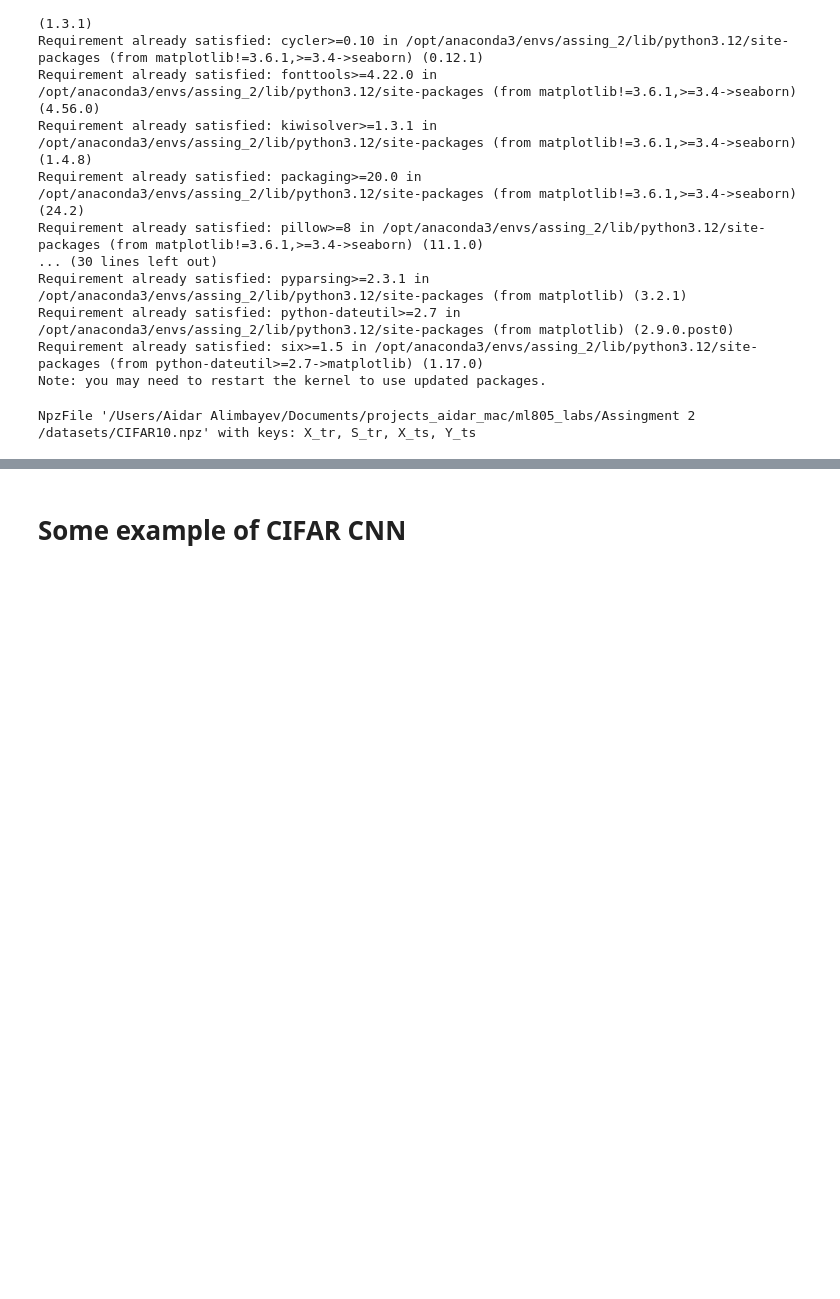
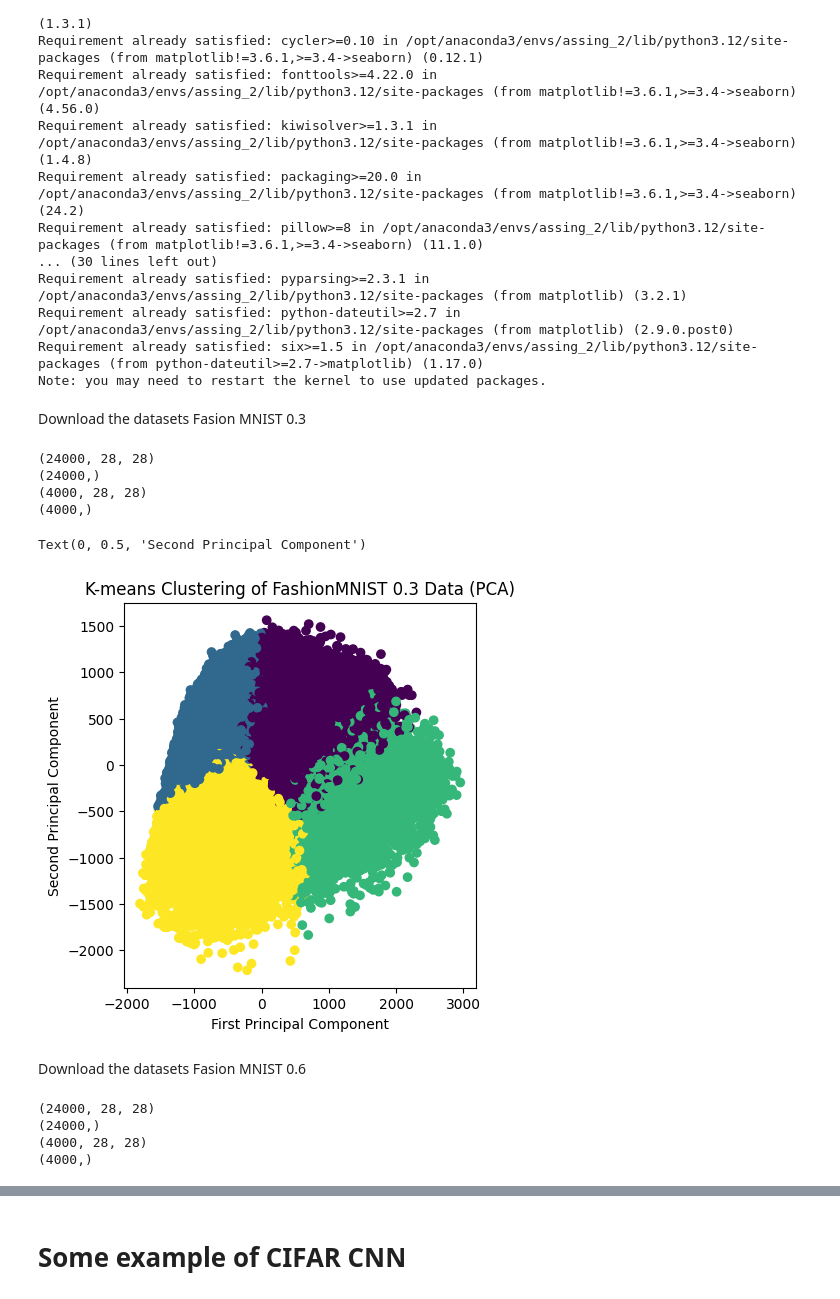
Before and after one commit to AidarAlimbayev/labs, a Jupyter notebook: Assing_2.ipynb, the cells around one changed output, grey strips where cells are left out. Cells and saved outputs as stored; diff of their text form; code cells hidden in the pictures; blank space fills up the shorter version.

```diff
--- a/Assing_2.ipynb
+++ b/Assing_2.ipynb
@@ -79,4 +75,0 @@ dataset = np.load('/Users/Aidar Alimbayev/Documents/projects_aidar_mac/ml805_lab
-# %%
-dataset
-# %% [output]
-NpzFile '/Users/Aidar Alimbayev/Documents/projects_aidar_mac/ml805_labs/Assingment 2 /datasets/CIFAR10.npz' with keys: X_tr, S_tr, X_ts, Y_ts
@@ -88,0 +76,73 @@ Y_test = dataset['Y_ts']  # Clean labels for testing
+# %% [markdown]
+Download the datasets Fasion MNIST 0.3
+# %%
+# Load dataset
+dataset_fash_03 = np.load('/home/aidar.alimbayev/Documents/projects_aidar/ml814_lab/labs/datasets/FashionMNIST0.3.npz')
+X_train_03 = dataset_fash_03['X_tr']  # Training features
+S_train_03 = dataset_fash_03['S_tr']  # Noisy labels for training
+X_test_03 = dataset_fash_03['X_ts']  # Test features
+Y_test_03 = dataset_fash_03['Y_ts']  # Clean labels for testing
+
+print(X_train_03.shape )
+print(S_train_03.shape )
+print(X_test_03.shape )
+print(Y_test_03.shape )
+
+X_train_03, X_val_03, S_train_03, S_val_03 = train_test_split(X_train_03, S_train_03, test_size=0.2, random_state=42)
+# %% [output]
+(24000, 28, 28)
+(24000,)
+(4000, 28, 28)
+(4000,)
+# %%
+# Implement K-mean clustering of the FashionMNIST 0.3 dataset
+# Reshape the data to 2D array (samples x features)
+X_train_03_reshaped = X_train_03.reshape(X_train_03.shape[0], -1)
+X_test_03_reshaped = X_test_03.reshape(X_test_03.shape[0], -1)
+
+# Apply K-means clustering
+kmeans = KMeans(n_clusters=4, random_state=42)
+kmeans.fit(X_train_03_reshaped)
+S_train_03_kmeans = kmeans.labels_
+
+# Evaluate the performance of the K-mean classifier
+from sklearn.metrics import accuracy_score, confusion_matrix
+
+# Predict labels for the test set
+S_test_03_kmeans = kmeans.predict(X_test_03_reshaped)
+
+# Visualize using PCA to reduce to 2D
+from sklearn.decomposition import PCA
+pca = PCA(n_components=2)
+X_train_2d = pca.fit_transform(X_train_03_reshaped)
+
+plt.figure(figsize=(10, 5))
+plt.subplot(1, 2, 1)
+plt.scatter(X_train_2d[:, 0], X_train_2d[:, 1], c=S_train_03_kmeans, cmap='viridis')
+plt.title('K-means Clustering of FashionMNIST 0.3 Data (PCA)')
+plt.xlabel('First Principal Component')
+plt.ylabel('Second Principal Component')
+# %% [output]
+Text(0, 0.5, 'Second Principal Component')
+[figure, added]
+# %% [markdown]
+Download the datasets Fasion MNIST 0.6
+# %%
+dataset_fash_06 = np.load('/home/aidar.alimbayev/Documents/projects_aidar/ml814_lab/labs/datasets/FashionMNIST0.6.npz')
+# Load dataset
+X_train_06 = dataset_fash_06['X_tr']  # Training features
+S_train_06 = dataset_fash_06['S_tr']  # Noisy labels for training
+X_test_06 = dataset_fash_06['X_ts']  # Test features
+Y_test_06 = dataset_fash_06['Y_ts']  # Clean labels for testing
+
+print(X_train_06.shape )
+print(S_train_06.shape )
+print(X_test_06.shape )
+print(Y_test_06.shape )
+
+X_train_06, X_val_06, S_train_06, S_val_06 = train_test_split(X_train_06, S_train_06, test_size=0.2, random_state=42)
+# %% [output]
+(24000, 28, 28)
+(24000,)
+(4000, 28, 28)
+(4000,)
```
Also changed, not shown: parts of 22 cells of this notebook, 5 other files.
